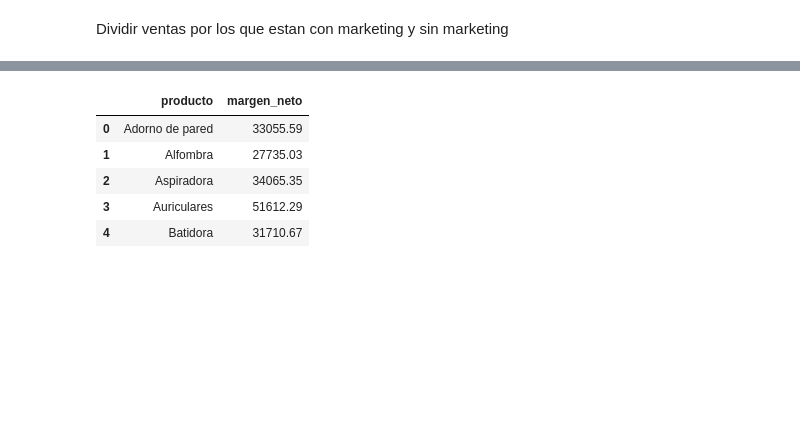
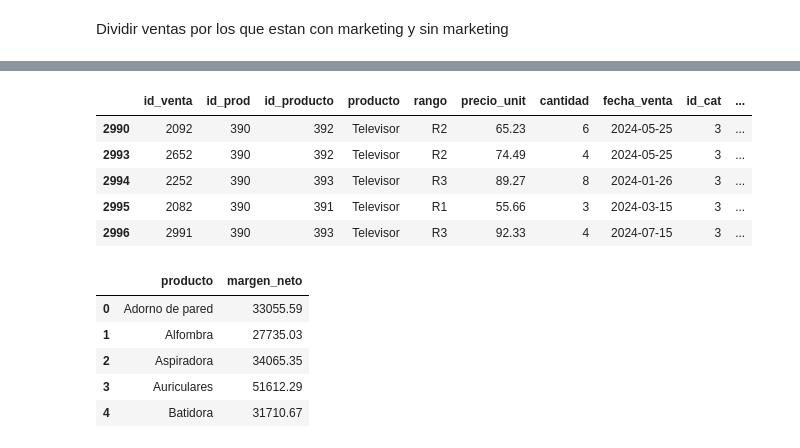
Before and after one commit to alex-degarate/DAnalytics, a Jupyter notebook: anexo/anexo.ipynb, the cells around one changed output, grey strips where cells are left out. Cells and saved outputs as stored; diff of their text form; code cells hidden in the pictures; blank space fills up the shorter version.

```diff
--- a/anexo/anexo.ipynb
+++ b/anexo/anexo.ipynb
@@ -641,7 +696,14 @@ plt.show()
 # %%
 # Filtrar df_ventas_market pars ver solamente  ventas_sin_marketing
 ventas_sin_market = df_ventas_market[df_ventas_market['dentro_camp'] == 0]
-ventas_sin_market
+ventas_sin_market.tail()
+# %% [output]
+|  | id_venta | id_prod | id_producto | producto | rango | precio_unit | cantidad | fecha_venta | id_cat | ... |
+| 2990 | 2092 | 390 | 392 | Televisor | R2 | 65.23 | 6 | 2024-05-25 | 3 | ... |
+| 2993 | 2652 | 390 | 392 | Televisor | R2 | 74.49 | 4 | 2024-05-25 | 3 | ... |
+| 2994 | 2252 | 390 | 393 | Televisor | R3 | 89.27 | 8 | 2024-01-26 | 3 | ... |
+| 2995 | 2082 | 390 | 391 | Televisor | R1 | 55.66 | 3 | 2024-03-15 | 3 | ... |
+| 2996 | 2991 | 390 | 393 | Televisor | R3 | 92.33 | 4 | 2024-07-15 | 3 | ... |
 # %%
 # Group by 'producto' and sum the 'margen_neto_marketing' column
 #productos_margen_neto
```
Also changed, not shown: parts of 89 cells of this notebook.
